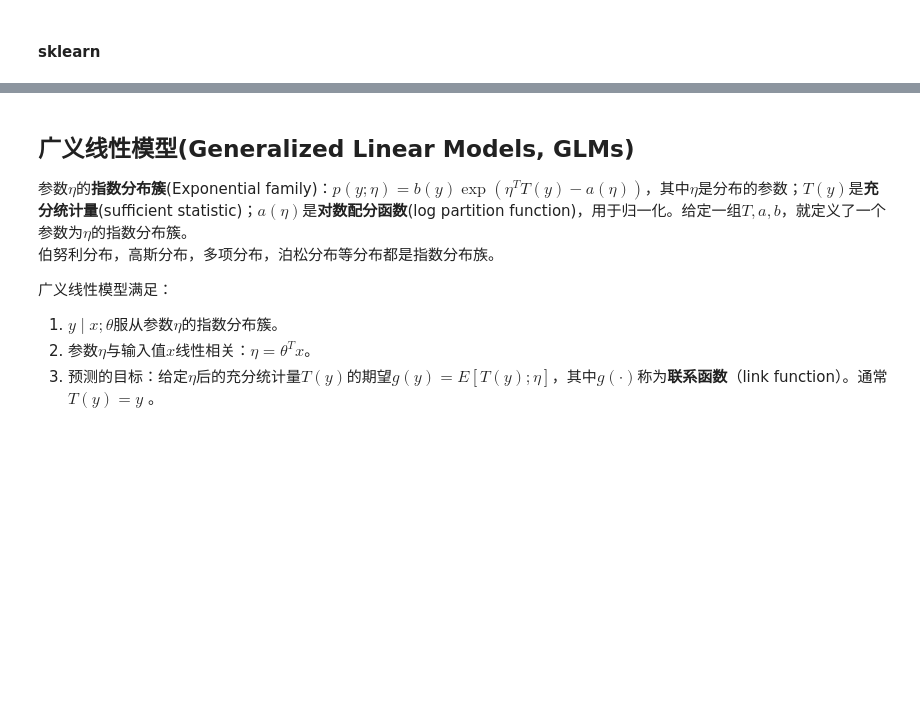
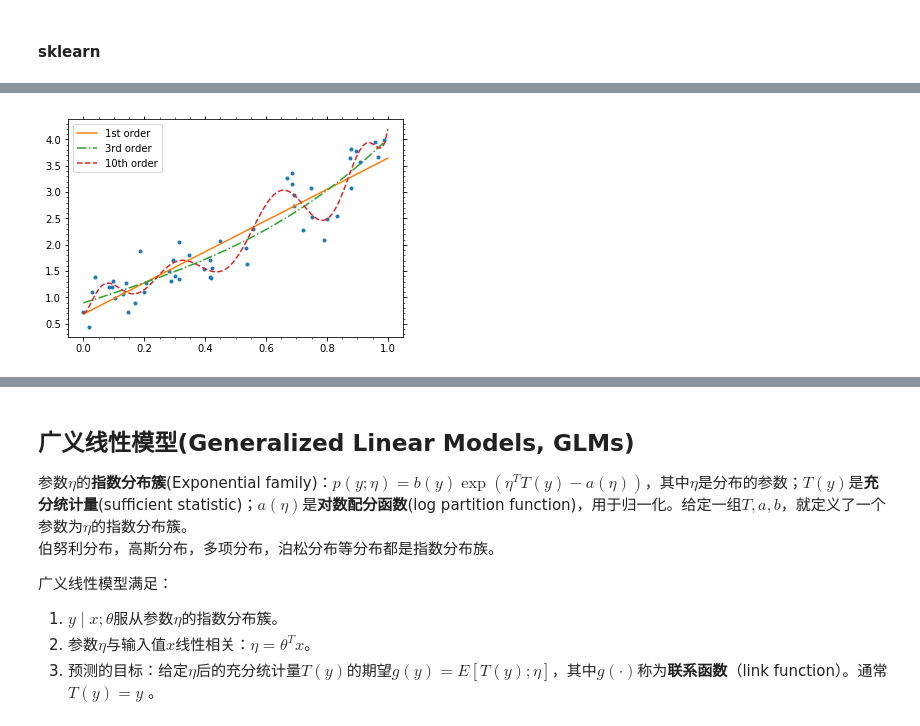
Before and after one commit to szqtc/MyMachineLearningNotes, a Jupyter notebook: 1_LinearRegression.ipynb, the cells around one changed output, grey strips where cells are left out. Saved outputs shown, nothing was run; the diff lists cells and outputs as text; code cells hidden in the pictures; blank space fills up the shorter version.

```diff
--- a/1_LinearRegression.ipynb
+++ b/1_LinearRegression.ipynb
@@ -143,0 +197,5 @@ print(lin2.intercept_, lin2.coef_) # b, w
+# %%
+# an overfitting model
+X_lb2 = np.c_[X, X[:, 1]**2, X[:, 1]**3, X[:, 1]**4, X[:, 1]**5, X[:, 1]**6, X[:, 1]**7, X[:, 1]**8, X[:, 1]**9, X[:, 1]**10]
+w_lb2 = np.linalg.inv(X_lb2.T @ X_lb2) @ X_lb2.T @ y
+w_lb2
@@ -143,0 +214,8 @@ print(lin2.intercept_, lin2.coef_) # b, w
+# %%
+x_lb2 = np.c_[np.ones_like(x_lb), x_lb, x_lb**2, x_lb**3, x_lb**4, x_lb**5, x_lb**6, x_lb**7, x_lb**8, x_lb**9, x_lb**10]
+y_lb2_pred = x_lb2 @ w_lb2
+ax0.plot(x_lb, y_lb2_pred, ls='--', label='10th order')
+ax0.legend()
+fg0
+# %% [output]
+[figure, added]
```
Also changed, not shown: parts of 39 cells of this notebook, 1 other file.
